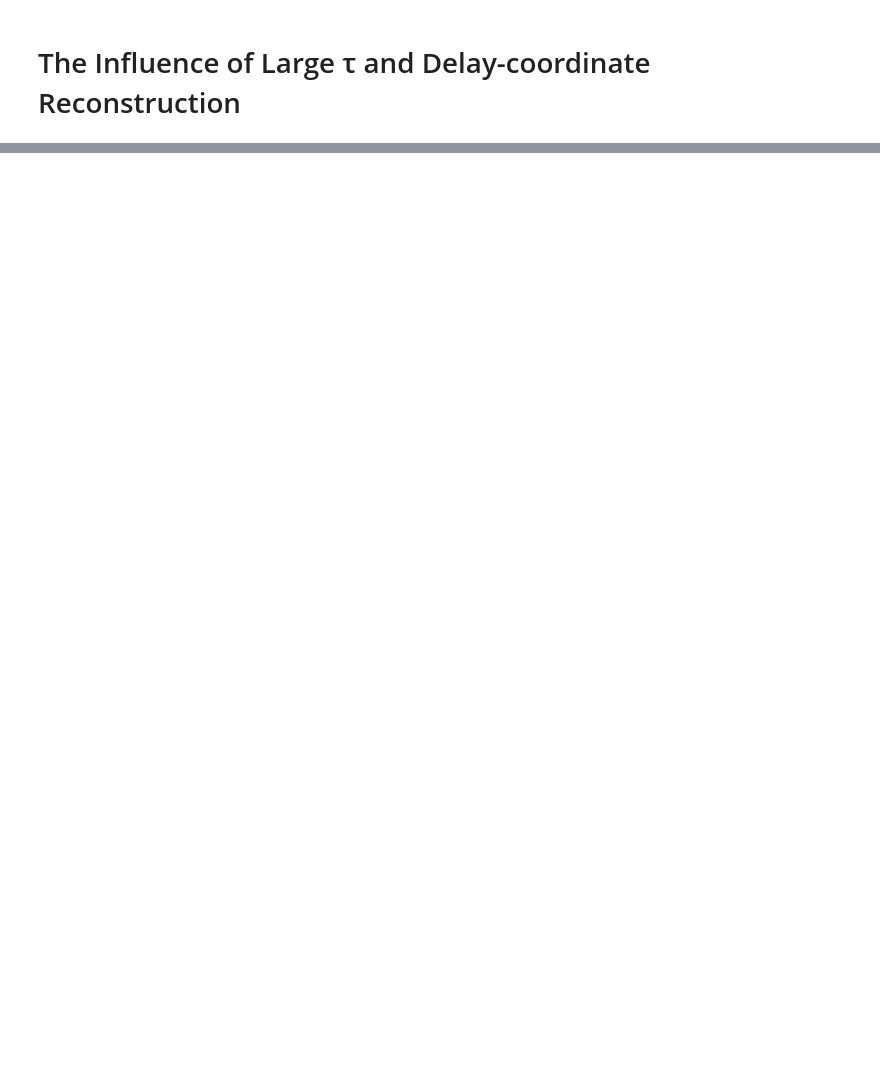
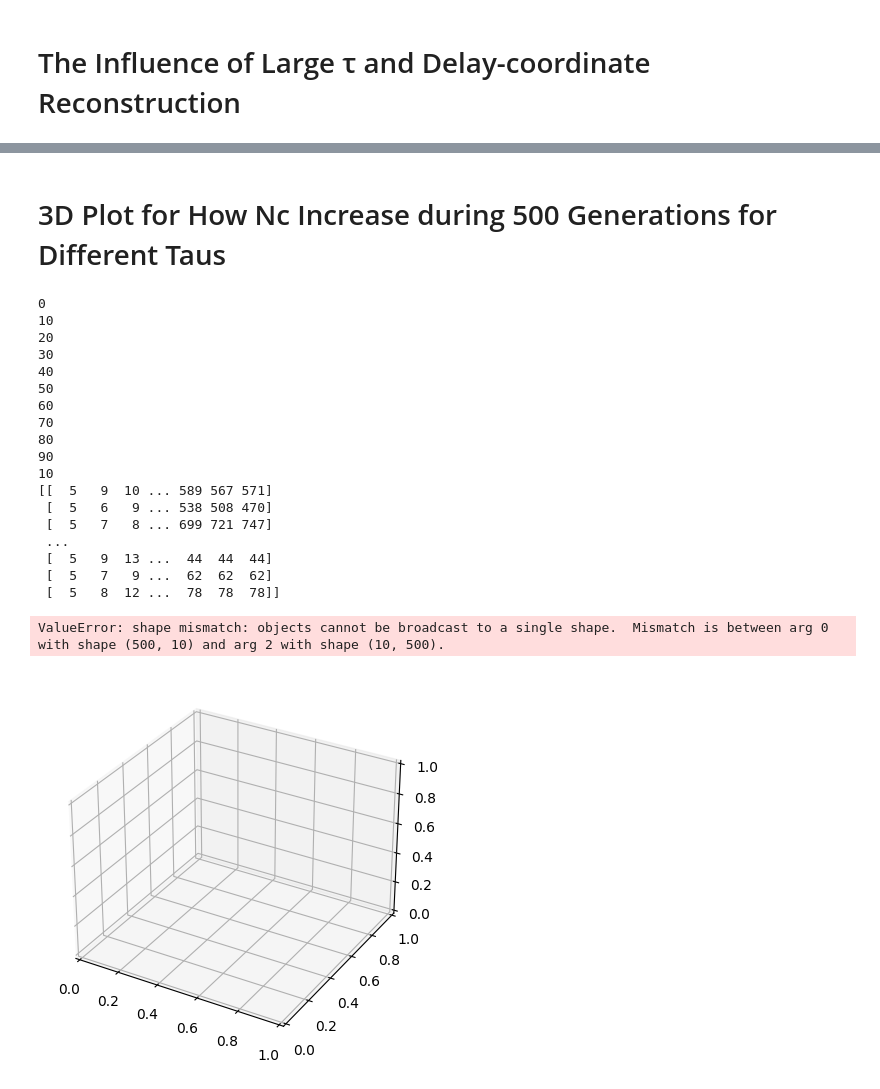
Before and after one commit to shreyaraghavendra/css_group_6, a Jupyter notebook: code/nc_vs_tau.ipynb, the cells around one changed output, grey strips where cells are left out. Cells and saved outputs as stored; diff of their text form; code cells hidden in the pictures; blank space fills up the shorter version.

```diff
--- a/code/nc_vs_tau.ipynb
+++ b/code/nc_vs_tau.ipynb
@@ -113 +121,68 @@ plt.show()
+# %% [markdown]
+# 3D Plot for How Nc Increase during 500 Generations for Different Taus
+# %%
+import numpy as np
+import matplotlib.pyplot as plt
+from mpl_toolkits.mplot3d import Axes3D
+
+# Define the parameters for the simulation
+GENERATIONS = 500  # Set your desired number of generations
+time_delays = range(0, 100, 10)  # Values of tau to simulate
+
+
+# Initialize an empty array to store the results
+results = []
+
+# Loop over different values of tau and simulate the tumor growth
+for tau in time_delays:
+    print(tau)
+    history_delay = history_array[tau]
+    generations = list(range(GENERATIONS))
+    list_Nc = [int(history_delay[g]['Nc']) for g in generations]
+#     print(list_Nc)
+    results.append(list_Nc)
+
+# Convert the results to a numpy array for easy manipulation
+results = np.array(results)
+print(len(results))
+print(results)
+
+# Create a meshgrid for the 3D plot
+tau_values, generation_values = np.meshgrid(time_delays, generations)
+
+# Create a 3D plot
+fig = plt.figure()
+ax = fig.add_subplot(111, projection='3d')
+
+# Plot the data
+ax.plot_surface(tau_values, generation_values, results, cmap='viridis')
+
+# Set labels for the axes
+ax.set_xlabel('Tau')
+ax.set_ylabel('Generations')
+ax.set_zlabel('Nc')
+
+# Show the plot
+plt.show()
+# %% [output]
+0
+10
+20
+30
+40
+50
+60
+70
+80
+90
+10
+[[  5   9  10 ... 589 567 571]
+ [  5   6   9 ... 538 508 470]
+ [  5   7   8 ... 699 721 747]
+ ...
+ [  5   9  13 ...  44  44  44]
+ [  5   7   9 ...  62  62  62]
+ [  5   8  12 ...  78  78  78]]
+ValueError: shape mismatch: objects cannot be broadcast to a single shape.  Mismatch is between arg 0 with shape (500, 10) and arg 2 with shape (10, 500).
+[figure, added]
 # %%
```
Also changed, not shown: parts of 15 cells of this notebook.
